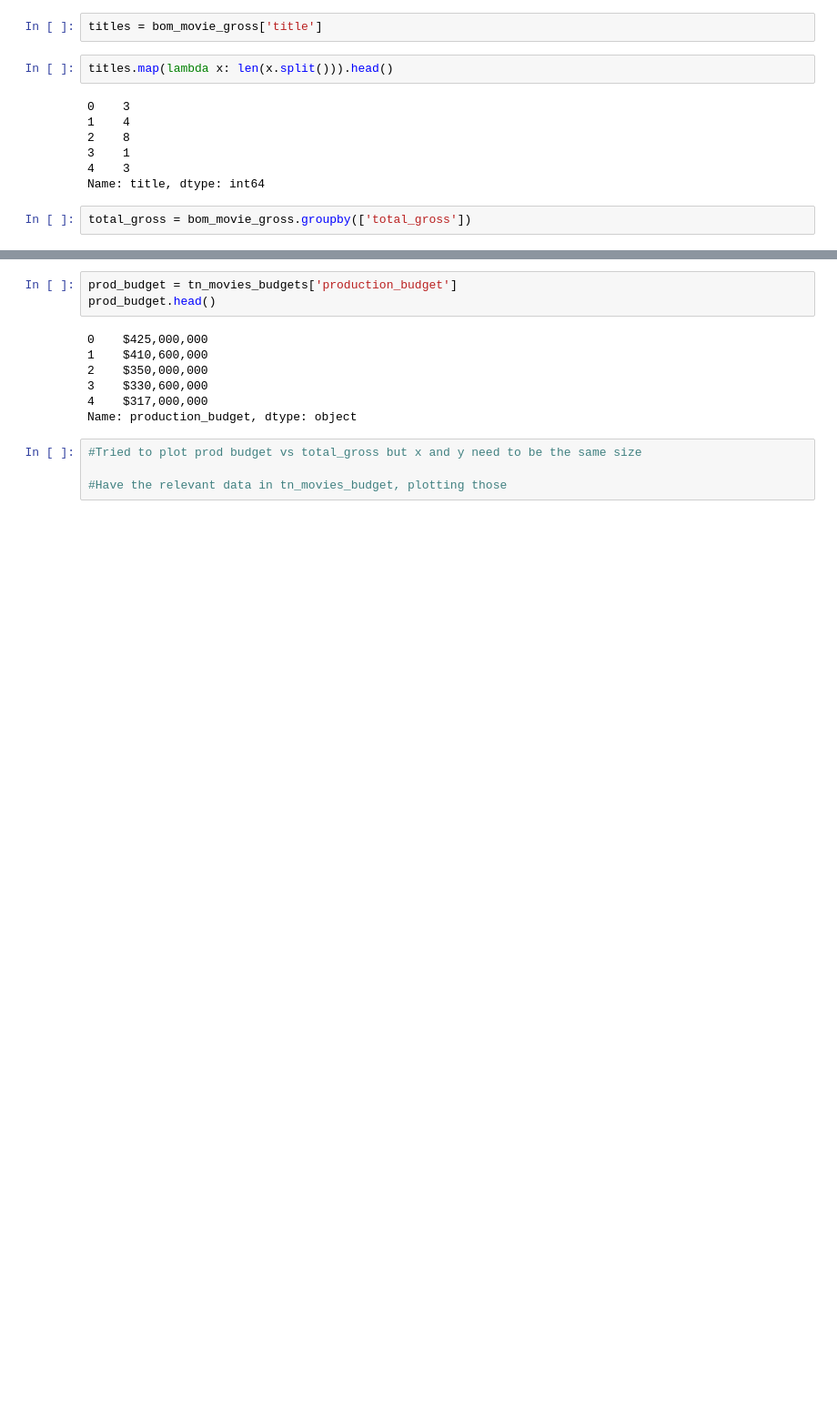
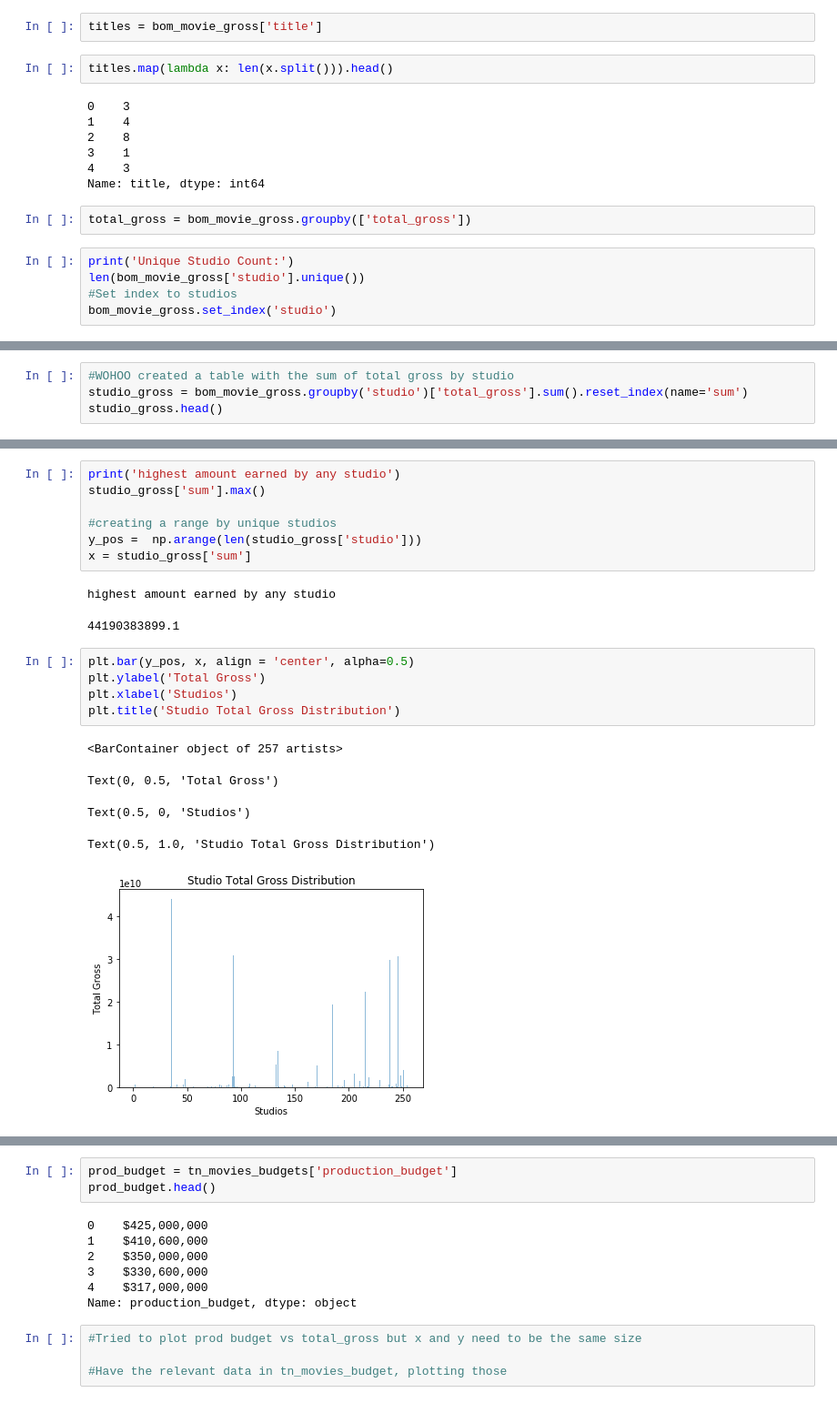
Before and after one commit to dapsavoie/dsc-mod-1-project-v2-1-online-ds-ft-120919, a Jupyter notebook: student.ipynb, the cells around one changed output, grey strips where cells are left out. Shown: that part at 91% size. Cells and saved outputs as stored; diff of their text form; blank space fills up the shorter version.

Commit message:
added top 100 for values + graphs

```diff
--- a/student.ipynb
+++ b/student.ipynb
@@ -427,3 +427,8 @@ titles.map(lambda x: len(x.split())).head()
 Name: title, dtype: int64
 # %%
 total_gross = bom_movie_gross.groupby(['total_gross'])
+# %%
+print('Unique Studio Count:')
+len(bom_movie_gross['studio'].unique())
+#Set index to studios
+bom_movie_gross.set_index('studio')
@@ -429,0 +490,4 @@ total_gross = bom_movie_gross.groupby(['total_gross'])
+# %%
+#WOHOO created a table with the sum of total gross by studio
+studio_gross = bom_movie_gross.groupby('studio')['total_gross'].sum().reset_index(name='sum')
+studio_gross.head()
@@ -429,0 +501,21 @@ total_gross = bom_movie_gross.groupby(['total_gross'])
+# %%
+print('highest amount earned by any studio')
+studio_gross['sum'].max()
+
+#creating a range by unique studios
+y_pos =  np.arange(len(studio_gross['studio']))
+x = studio_gross['sum']
+# %% [output]
+highest amount earned by any studio
+44190383899.1
+# %%
+plt.bar(y_pos, x, align = 'center', alpha=0.5)
+plt.ylabel('Total Gross')
+plt.xlabel('Studios')
+plt.title('Studio Total Gross Distribution')
+# %% [output]
+<BarContainer object of 257 artists>
+Text(0, 0.5, 'Total Gross')
+Text(0.5, 0, 'Studios')
+Text(0.5, 1.0, 'Studio Total Gross Distribution')
+[figure, added]
```
Also changed, not shown: parts of 31 cells of this notebook.
